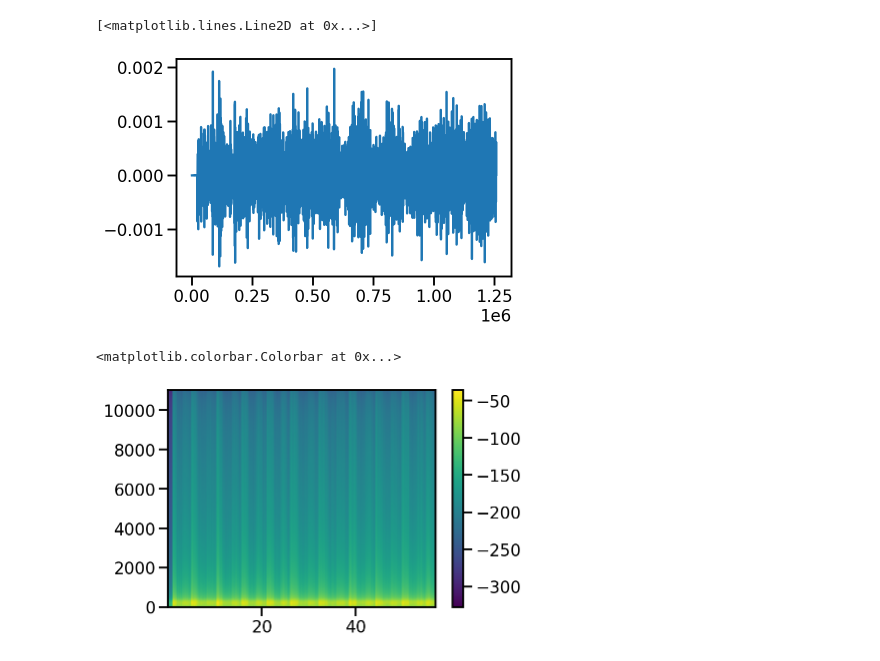
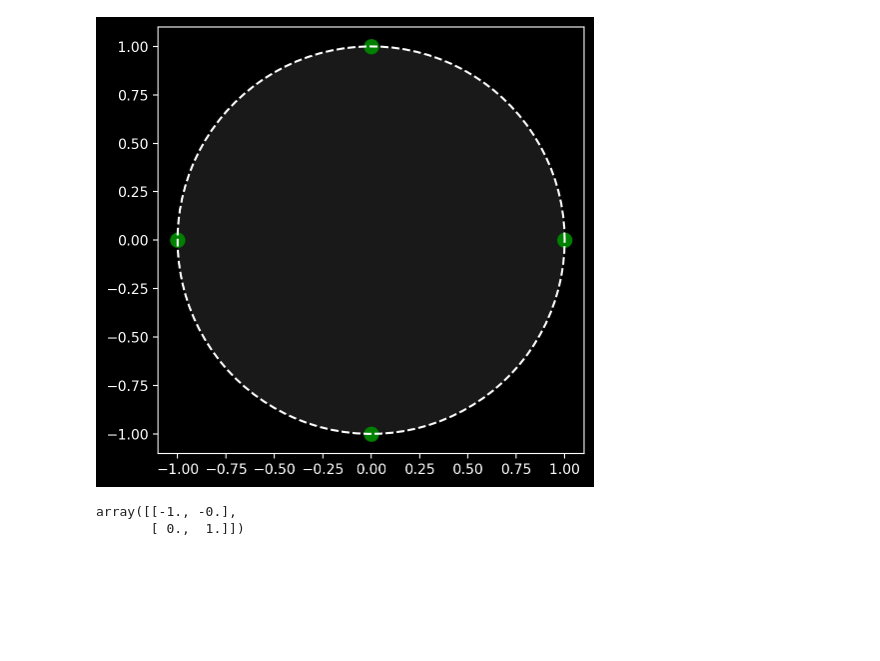
Before and after one commit to patel-zeel/nbblog, a Jupyter notebook: posts/2022-02-24-audio-filtering.ipynb, the cells around one changed output. Cells and saved outputs as stored; diff of their text form; code cells hidden in the pictures; blank space fills up the shorter version.

```diff
--- a/posts/2022-02-24-audio-filtering.ipynb
+++ b/posts/2022-02-24-audio-filtering.ipynb
@@ -17,11 +13,7 @@ toc: true
 # %%
 import numpy as np
 import matplotlib.pyplot as plt
-import torch
-import seaborn as sns
-from functools import partial
+%matplotlib inline
 
-sns.reset_defaults()
-sns.set_context(context="talk", font_scale=1)
-%matplotlib inline
-%config InlineBackend.figure_format='retina'
+# Retina display
+%config InlineBackend.figure_format = 'retina'
@@ -65,12 +20,27 @@ plt.plot(filtered)
-# %%
-plt.plot(filtered)
-# %% [output]
-[<matplotlib.lines.Line2D at 0x...>]
-[figure, removed]
-# %%
-plt.specgram(x = filtered,Fs=sr);
-#plt.ylim((0, 100))
-plt.colorbar()
-# %% [output]
-<matplotlib.colorbar.Colorbar at 0x...>
-[figure, removed]
+# %%
+# Simple data for SVD in two dimensions
+x = np.array([[0, 1], [1, 0], [0, -1], [-1, 0]])
+
+# Make an aray of colours for the points
+colours = 'green'
+
+# use a dark background
+plt.style.use('dark_background')
+
+# Plot a scatter plot of the points using colours from the array
+plt.plot(x[:, 0], x[:, 1], 'o', c=colours, markersize=10)
+
+# Set equal aspect ratio
+plt.gca().set_aspect('equal')
+
+# Draw a circle joining the points
+t = np.linspace(0, 2*np.pi, 100)
+plt.plot(np.cos(t), np.sin(t), 'w--')
+
+# Fill the circle
+plt.fill(np.cos(t), np.sin(t), 'w', alpha=0.1)
+
+# Make the plot look nicer
+plt.tight_layout()
+# %% [output]
+[figure, added]
@@ -76,0 +51,5 @@ plt.colorbar()
+# %%
+V
+# %% [output]
+array([[-1., -0.],
+       [ 0.,  1.]])
```
Also changed, not shown: parts of 9 cells of this notebook, 1 other file.
